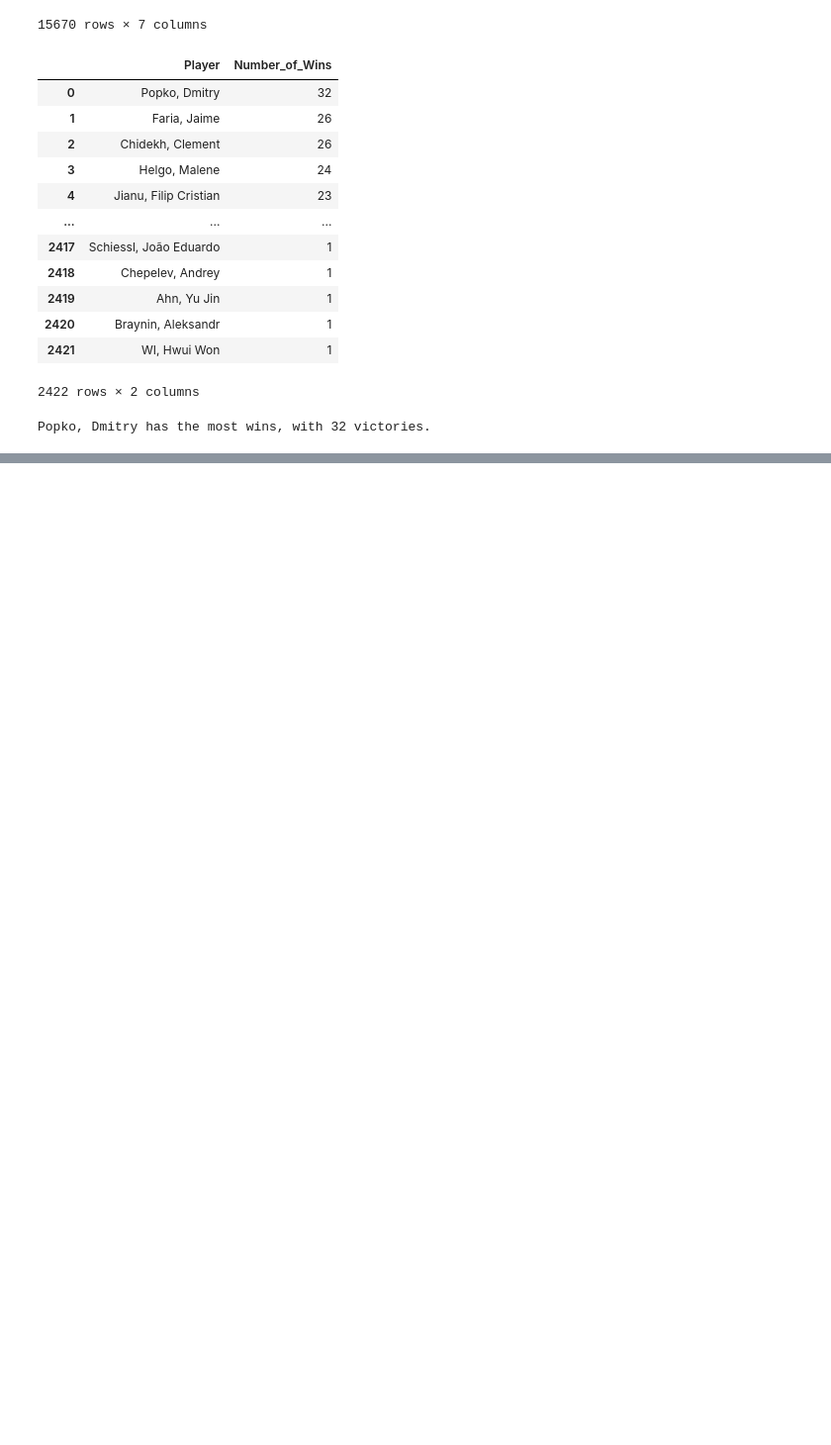
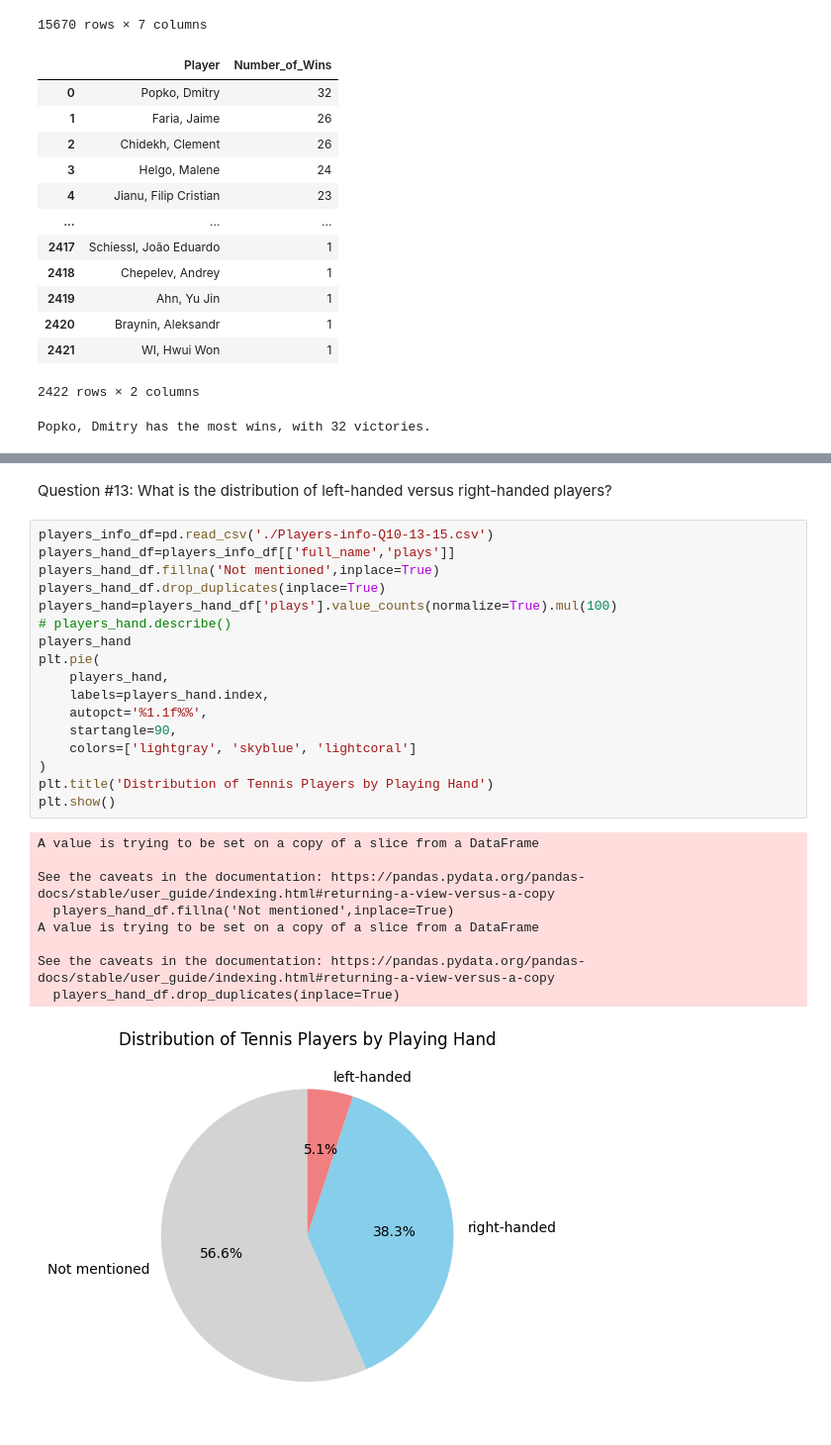
Before and after one commit to Salarjouzani/Project-1--Tennis, a Jupyter notebook: Main-Tennis Project.ipynb, the cells around one changed output, grey strips where cells are left out. Shown: that part at 99% size. Drawn from its saved outputs; the diff is of its cells as text; blank space fills up the shorter version.

```diff
--- a/Main-Tennis Project.ipynb
+++ b/Main-Tennis Project.ipynb
@@ -142,0 +248,29 @@ Popko, Dmitry has the most wins, with 32 victories.
+# %% [markdown]
+Question #13: What is the distribution of left-handed versus right-handed players?
+# %%
+players_info_df=pd.read_csv('./Players-info-Q10-13-15.csv')
+players_hand_df=players_info_df[['full_name','plays']]
+players_hand_df.fillna('Not mentioned',inplace=True)
+players_hand_df.drop_duplicates(inplace=True)
+players_hand=players_hand_df['plays'].value_counts(normalize=True).mul(100)
+# players_hand.describe()
+players_hand
+plt.pie(
+    players_hand,
+    labels=players_hand.index,
+    autopct='%1.1f%%',
+    startangle=90,
+    colors=['lightgray', 'skyblue', 'lightcoral']
+)
+plt.title('Distribution of Tennis Players by Playing Hand')
+plt.show()
+# %% [output]
+A value is trying to be set on a copy of a slice from a DataFrame
+
+See the caveats in the documentation: https://pandas.pydata.org/pandas-docs/stable/user_guide/indexing.html#returning-a-view-versus-a-copy
+  players_hand_df.fillna('Not mentioned',inplace=True)
+A value is trying to be set on a copy of a slice from a DataFrame
+
+See the caveats in the documentation: https://pandas.pydata.org/pandas-docs/stable/user_guide/indexing.html#returning-a-view-versus-a-copy
+  players_hand_df.drop_duplicates(inplace=True)
+[figure, added]
```
Also changed, not shown: parts of 6 cells of this notebook, 2 other files.
